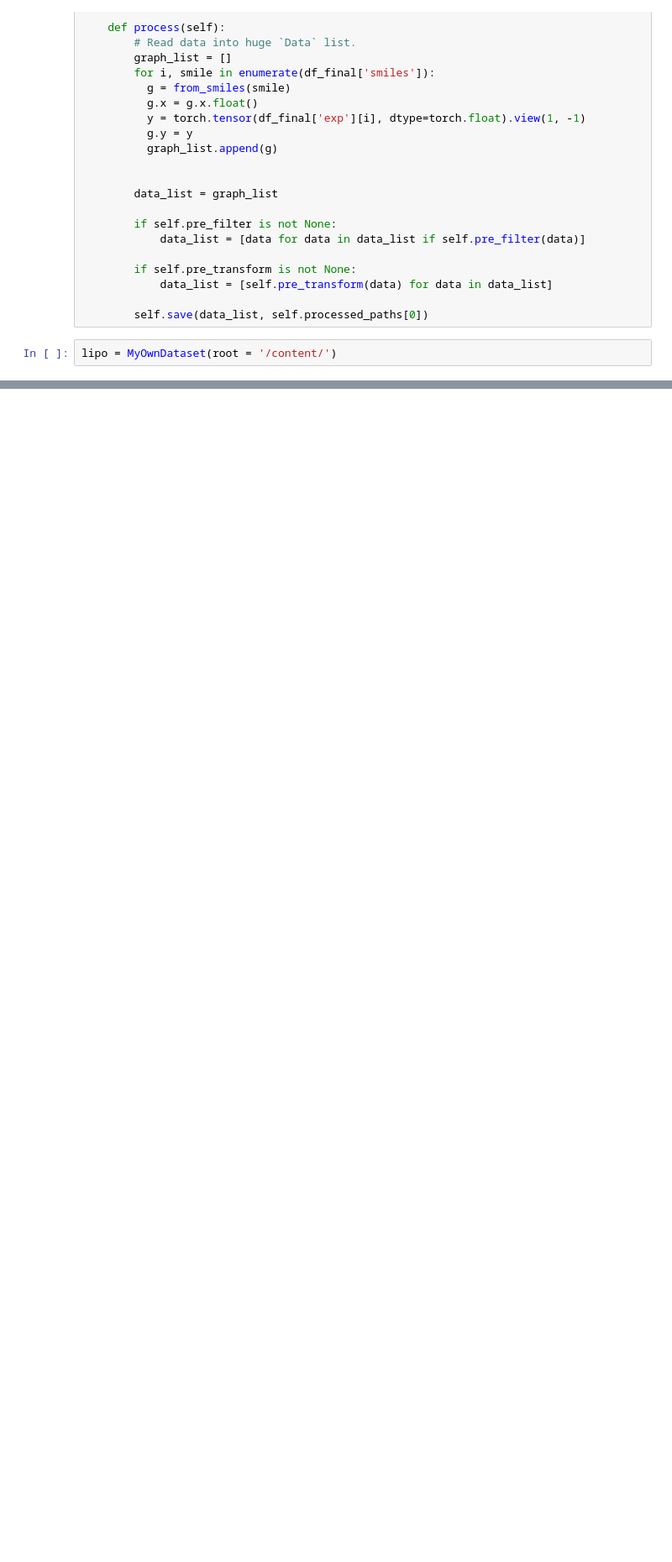
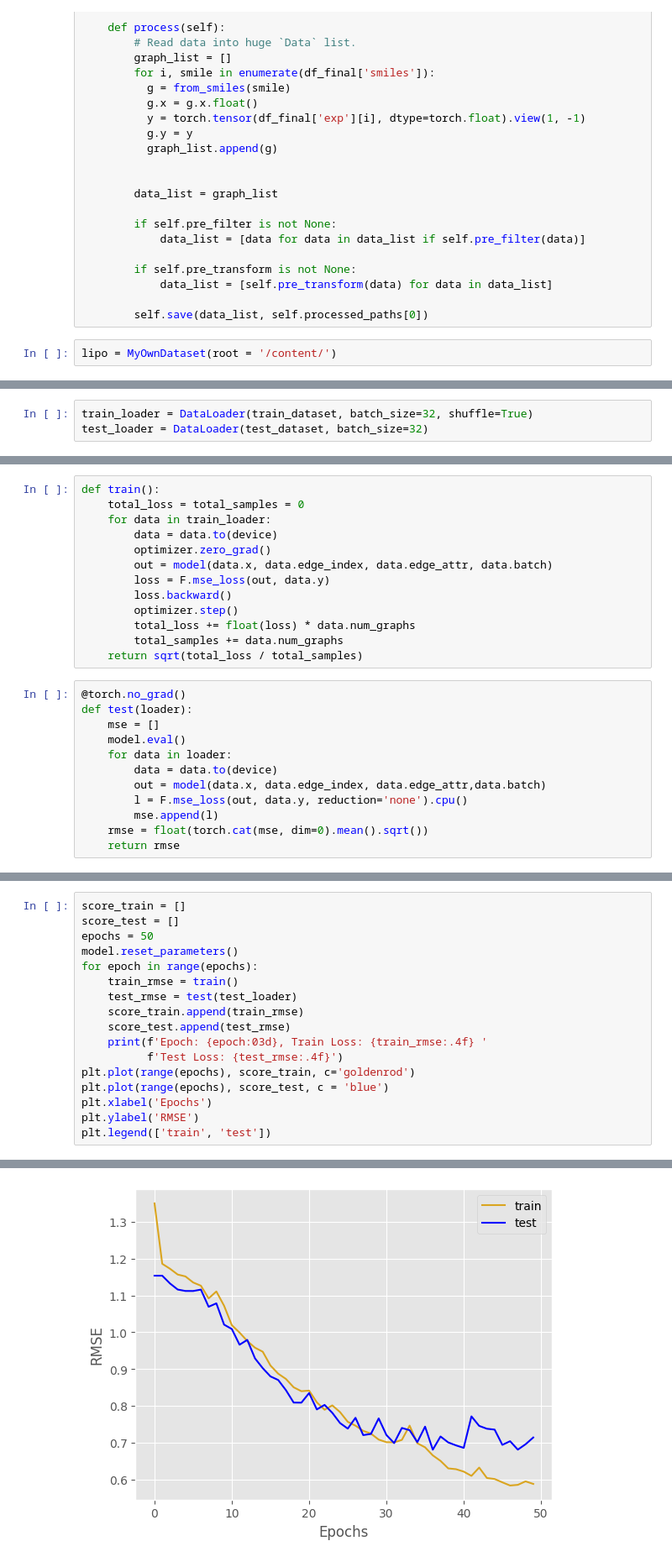
Before and after one commit to codetodiscovery/Lipophilicity-GNN, a Jupyter notebook: pytorchg_lipo.ipynb, the cells around one changed output, grey strips where cells are left out. Shown at 84% size. Saved outputs shown, nothing was run; the diff lists cells and outputs as text; blank space fills up the shorter version.

```diff
--- a/pytorchg_lipo.ipynb
+++ b/pytorchg_lipo.ipynb
@@ -538,0 +342,3 @@ len(lipo)
+# %%
+train_loader = DataLoader(train_dataset, batch_size=32, shuffle=True)
+test_loader = DataLoader(test_dataset, batch_size=32)
@@ -538,0 +374,25 @@ len(lipo)
+# %%
+def train():
+    total_loss = total_samples = 0
+    for data in train_loader:
+        data = data.to(device)
+        optimizer.zero_grad()
+        out = model(data.x, data.edge_index, data.edge_attr, data.batch)
+        loss = F.mse_loss(out, data.y)
+        loss.backward()
+        optimizer.step()
+        total_loss += float(loss) * data.num_graphs
+        total_samples += data.num_graphs
+    return sqrt(total_loss / total_samples)
+# %%
+@torch.no_grad()
+def test(loader):
+    mse = []
+    model.eval()
+    for data in loader:
+        data = data.to(device)
+        out = model(data.x, data.edge_index, data.edge_attr,data.batch)
+        l = F.mse_loss(out, data.y, reduction='none').cpu()
+        mse.append(l)
+    rmse = float(torch.cat(mse, dim=0).mean().sqrt())
+    return rmse
@@ -538,0 +401,18 @@ len(lipo)
+# %%
+score_train = []
+score_test = []
+epochs = 50
+model.reset_parameters()
+for epoch in range(epochs):
+    train_rmse = train()
+    test_rmse = test(test_loader)
+    score_train.append(train_rmse)
+    score_test.append(test_rmse)
+    print(f'Epoch: {epoch:03d}, Train Loss: {train_rmse:.4f} '
+          f'Test Loss: {test_rmse:.4f}')
+plt.plot(range(epochs), score_train, c='goldenrod')
+plt.plot(range(epochs), score_test, c = 'blue')
+plt.xlabel('Epochs')
+plt.ylabel('RMSE')
+plt.legend(['train', 'test'])
+# %% [output]
@@ -538,0 +437 @@ len(lipo)
+[figure, added]
```
Also changed, not shown: parts of 73 cells of this notebook.
